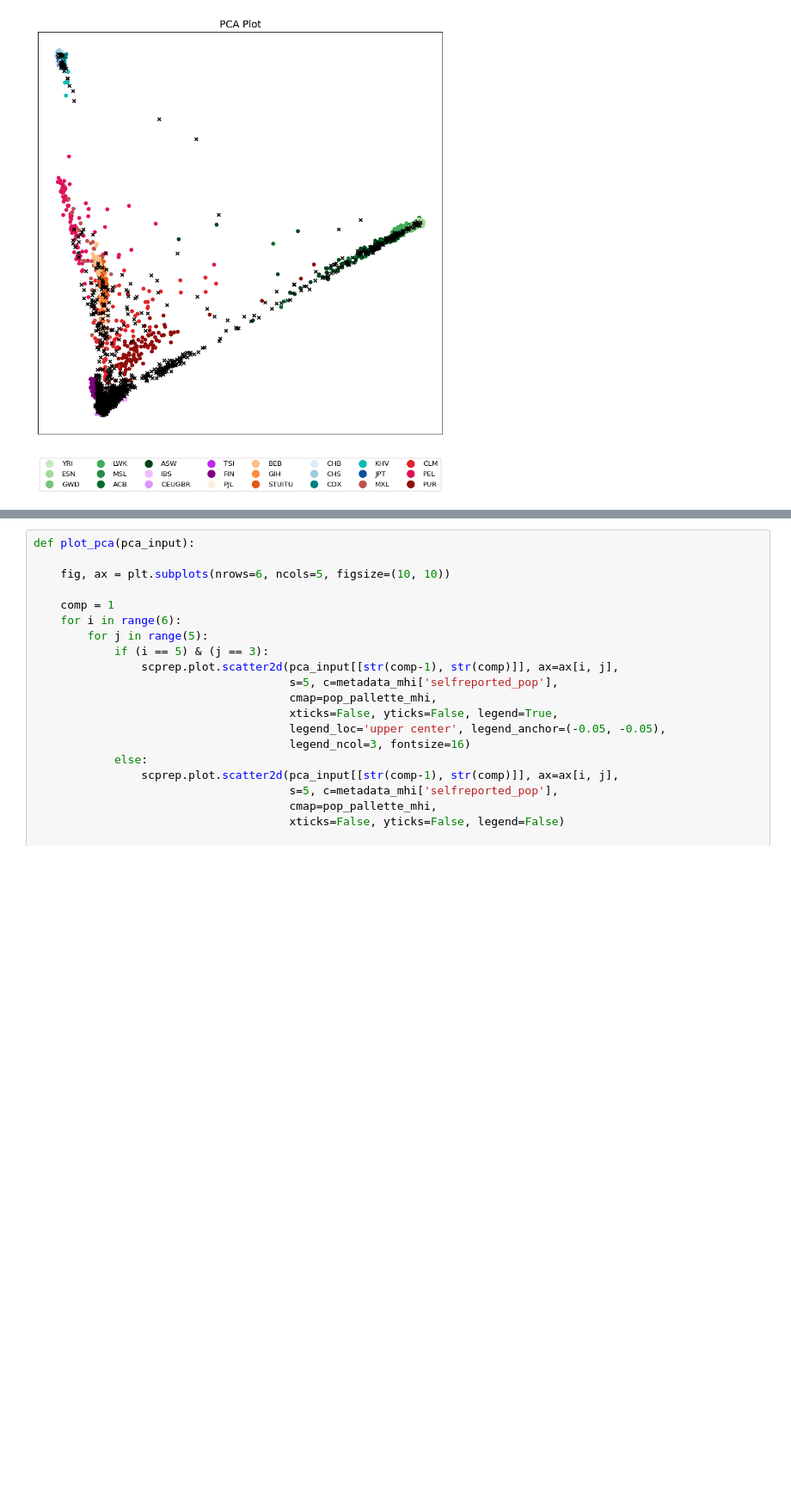
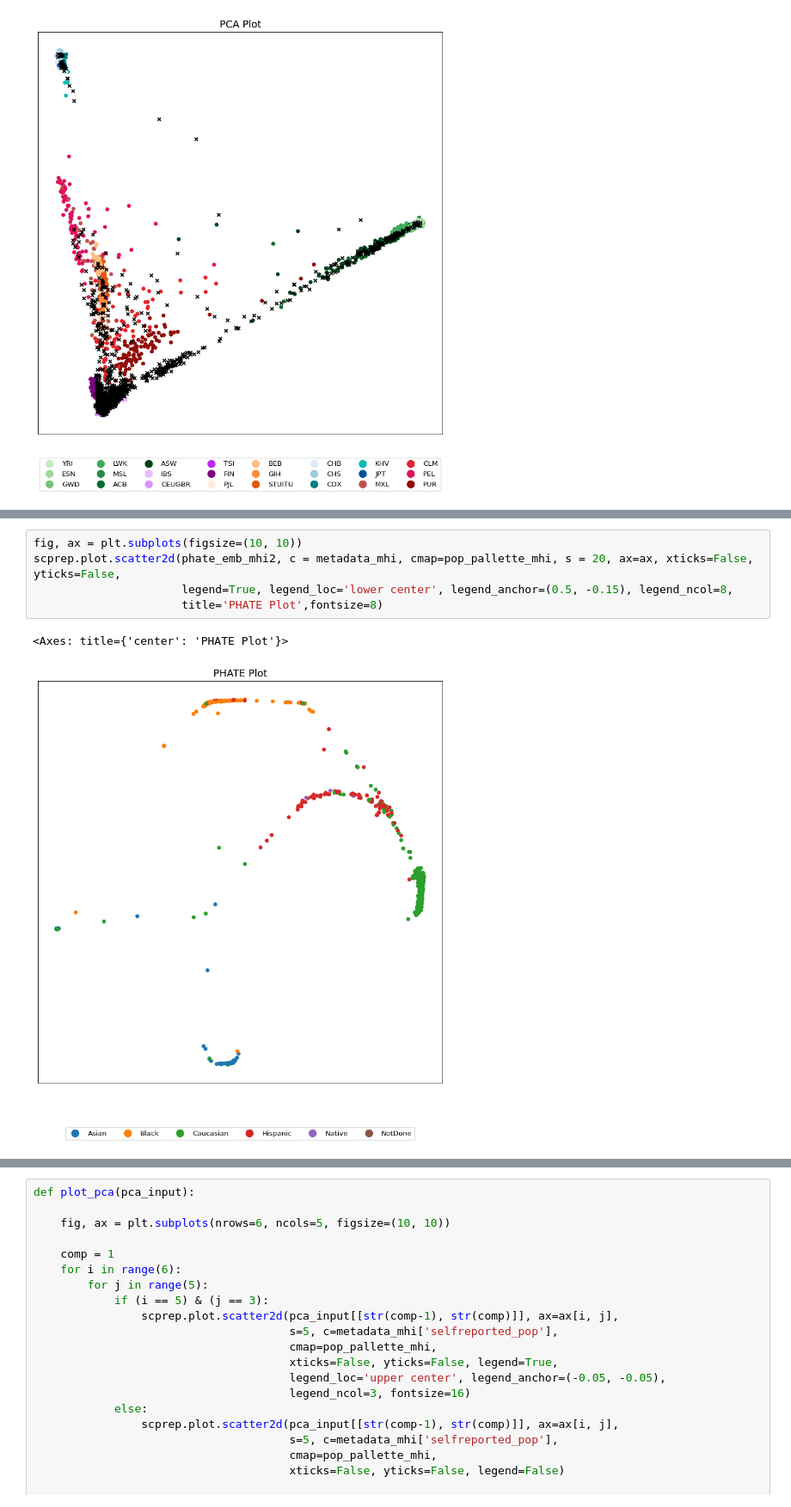
Before and after one commit to latent-reasoning-works/manylatents, a Jupyter notebook: notebooks/MHI/phate_MHI.ipynb, the cells around one changed output, grey strips where cells are left out. Shown at 86% size. Saved outputs shown, nothing was run; the diff lists cells and outputs as text; blank space fills up the shorter version.

```diff
--- a/notebooks/MHI/phate_MHI.ipynb
+++ b/notebooks/MHI/phate_MHI.ipynb
@@ -148,0 +222,8 @@ plt.tight_layout()
+# %%
+fig, ax = plt.subplots(figsize=(10, 10))
+scprep.plot.scatter2d(phate_emb_mhi2, c = metadata_mhi, cmap=pop_pallette_mhi, s = 20, ax=ax, xticks=False, yticks=False,
+                      legend=True, legend_loc='lower center', legend_anchor=(0.5, -0.15), legend_ncol=8,
+                      title='PHATE Plot',fontsize=8)
+# %% [output]
+<Axes: title={'center': 'PHATE Plot'}>
+[figure, added]
```
Also changed, not shown: parts of 14 cells of this notebook, 1 other file.
